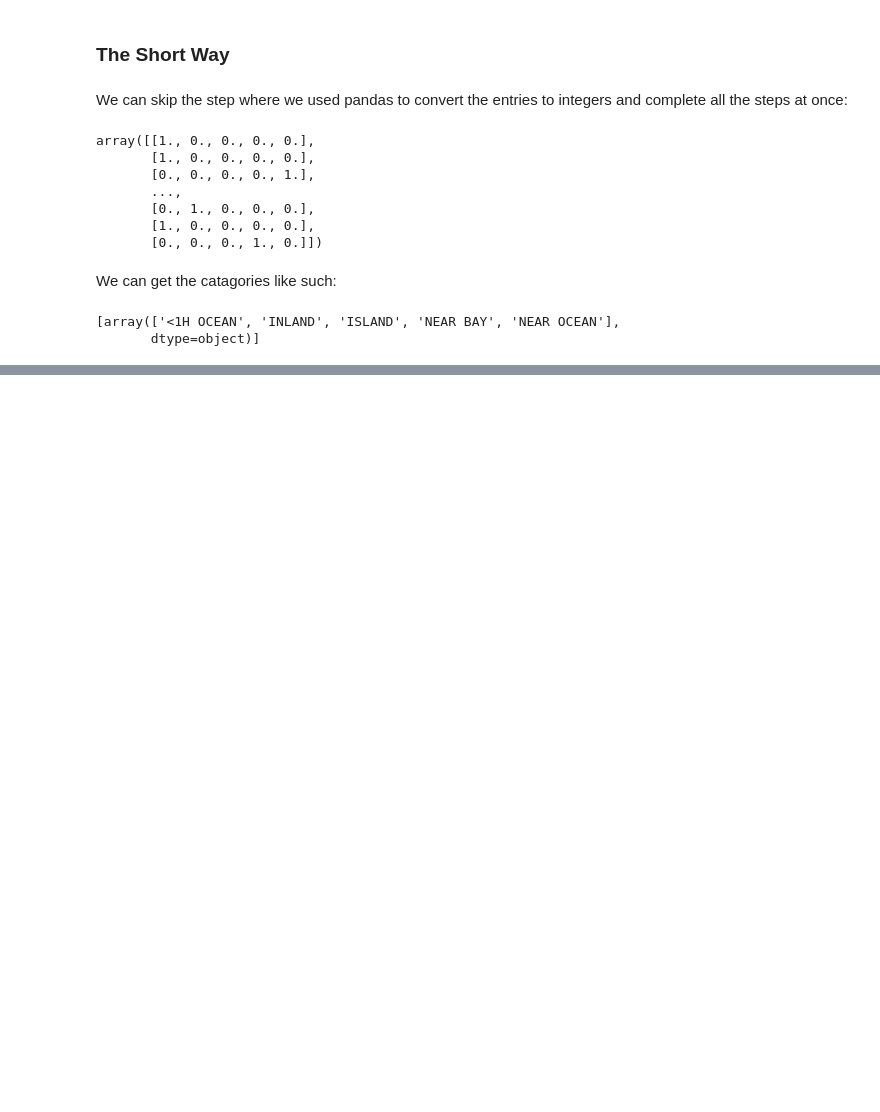
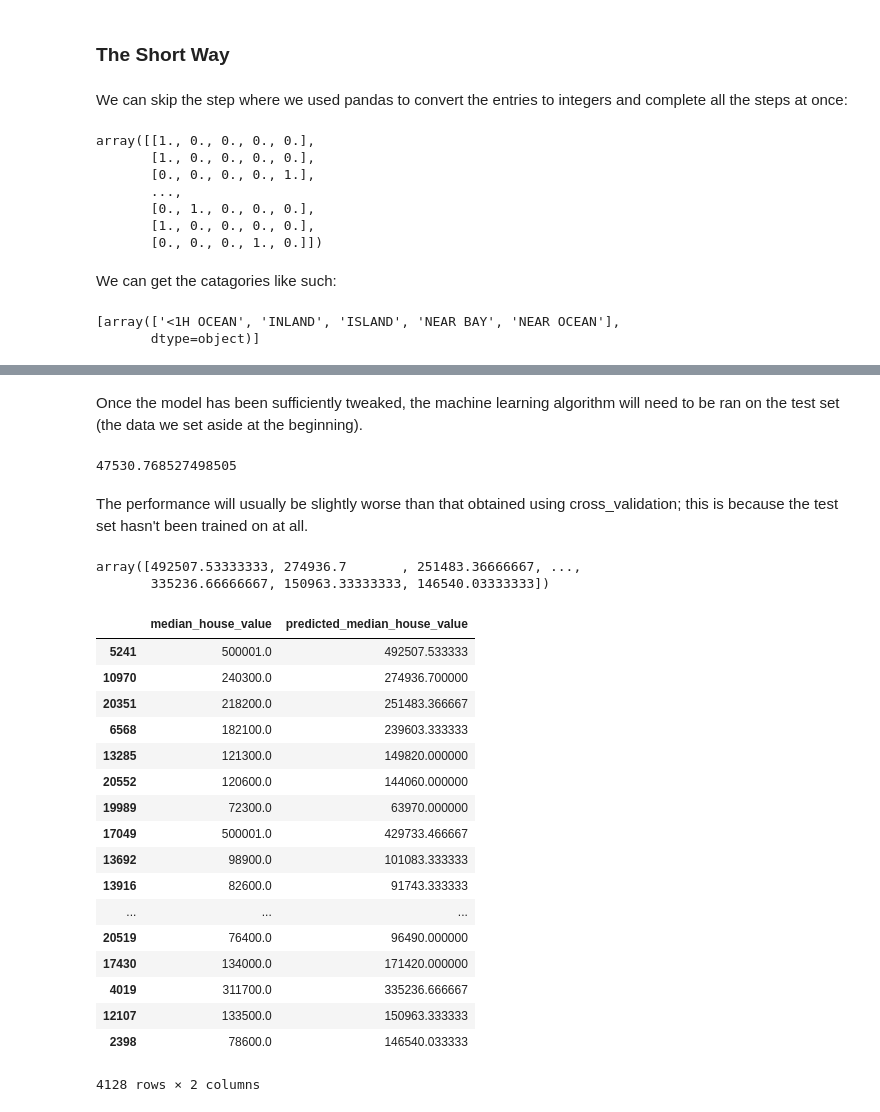
Before and after one commit to lukepolson/Machine-Learning, a Jupyter notebook: Chapter 2.ipynb, the cells around one changed output, grey strips where cells are left out. Saved outputs shown, nothing was run; the diff lists cells and outputs as text; code cells hidden in the pictures; blank space fills up the shorter version.

```diff
--- a/Chapter 2.ipynb
+++ b/Chapter 2.ipynb
@@ -393,0 +648,4 @@ encoder.categories_
+# %%
+from sklearn.ensemble import RandomForestRegressor
+forest_reg = RandomForestRegressor(n_estimators=10)
+forest_reg.fit(housing_prepared, housing_labels)
@@ -393,0 +677,10 @@ encoder.categories_
+# %%
+from sklearn.model_selection import GridSearchCV
+
+param_grid = [
+    {'n_estimators':[10, 30], 'max_features':[4,8]},
+]
+
+forest_reg = RandomForestRegressor()
+grid_search = GridSearchCV(forest_reg, param_grid, cv=5, scoring='neg_mean_squared_error')
+grid_search.fit(housing_prepared, housing_labels)
@@ -393,0 +770,48 @@ encoder.categories_
+# %% [markdown]
+Once the model has been sufficiently tweaked, the machine learning algorithm will need to be ran on the test set (the data we set aside at the beginning).
+# %%
+final_model = grid_search.best_estimator_
+
+x_test = strat_test_set.drop('median_house_value', axis=1)
+y_test = strat_test_set['median_house_value'].copy()
+
+x_test_prepared = full_pipeline.transform(x_test)
+
+final_predictions = final_model.predict(x_test_prepared)
+
+final_mse = mean_squared_error(y_test, final_predictions)
+final_rmse = np.sqrt(final_mse)
+final_rmse
+# %% [output]
+47530.768527498505
+# %% [markdown]
+The performance will usually be slightly worse than that obtained using cross_validation; this is because the test set hasn't been trained on at all.
+# %%
+final_predictions
+# %% [output]
+array([492507.53333333, 274936.7       , 251483.36666667, ...,
+       335236.66666667, 150963.33333333, 146540.03333333])
+# %%
+predict_vs_actual_df = strat_test_set
+predict_vs_actual_df['predicted_median_house_value']=final_predictions
+# %%
+predict_vs_actual_df[['median_house_value', 'predicted_median_house_value']]
+# %% [output]
+|  | median_house_value | predicted_median_house_value |
+| 5241 | 500001.0 | 492507.533333 |
+| 10970 | 240300.0 | 274936.700000 |
+| 20351 | 218200.0 | 251483.366667 |
+| 6568 | 182100.0 | 239603.333333 |
+| 13285 | 121300.0 | 149820.000000 |
+| 20552 | 120600.0 | 144060.000000 |
+| 19989 | 72300.0 | 63970.000000 |
+| 17049 | 500001.0 | 429733.466667 |
+| 13692 | 98900.0 | 101083.333333 |
+| 13916 | 82600.0 | 91743.333333 |
+| ... | ... | ... |
+| 20519 | 76400.0 | 96490.000000 |
+| 17430 | 134000.0 | 171420.000000 |
+| 4019 | 311700.0 | 335236.666667 |
+| 12107 | 133500.0 | 150963.333333 |
+| 2398 | 78600.0 | 146540.033333 |
+4128 rows × 2 columns
```
Also changed, not shown: parts of 85 cells of this notebook, 8 other files.
